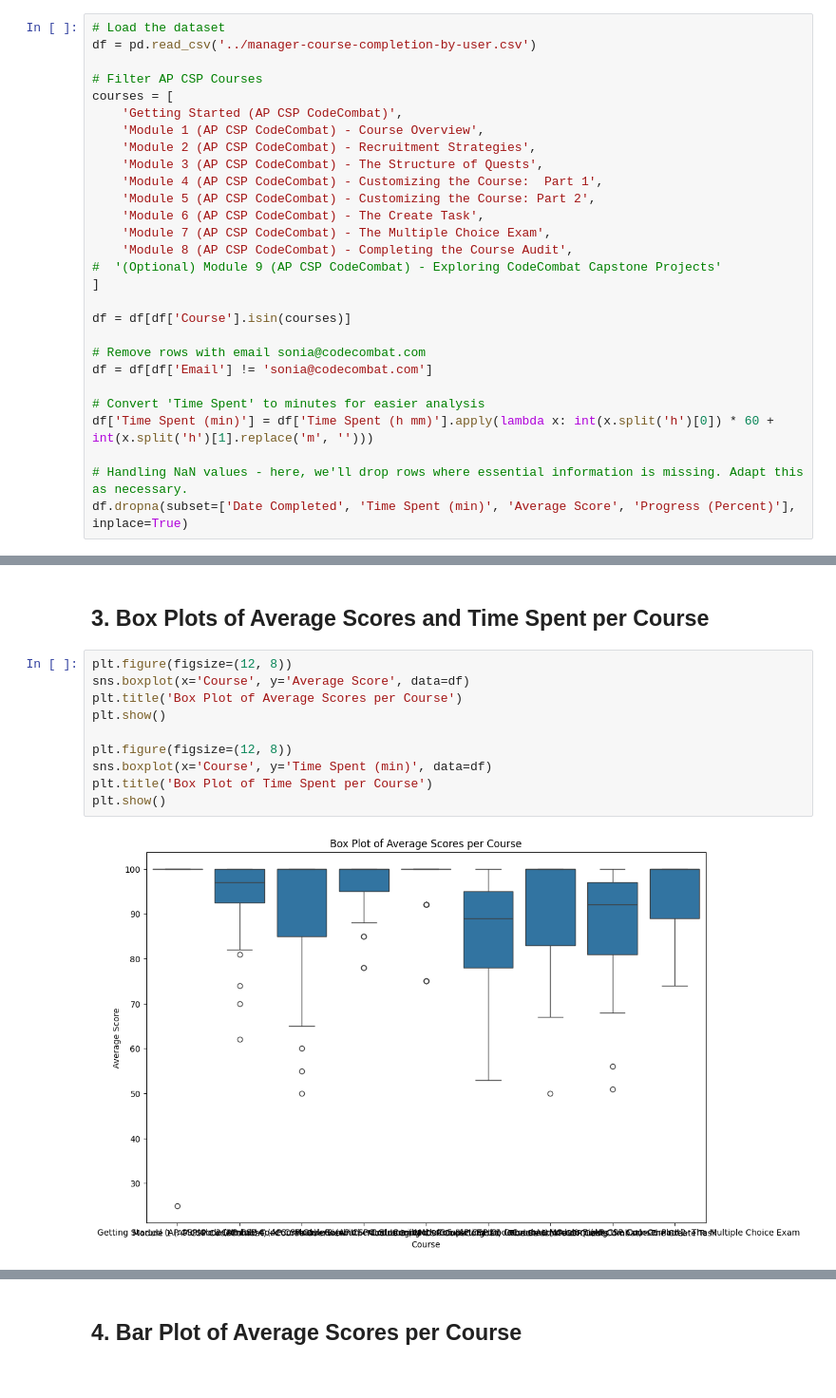
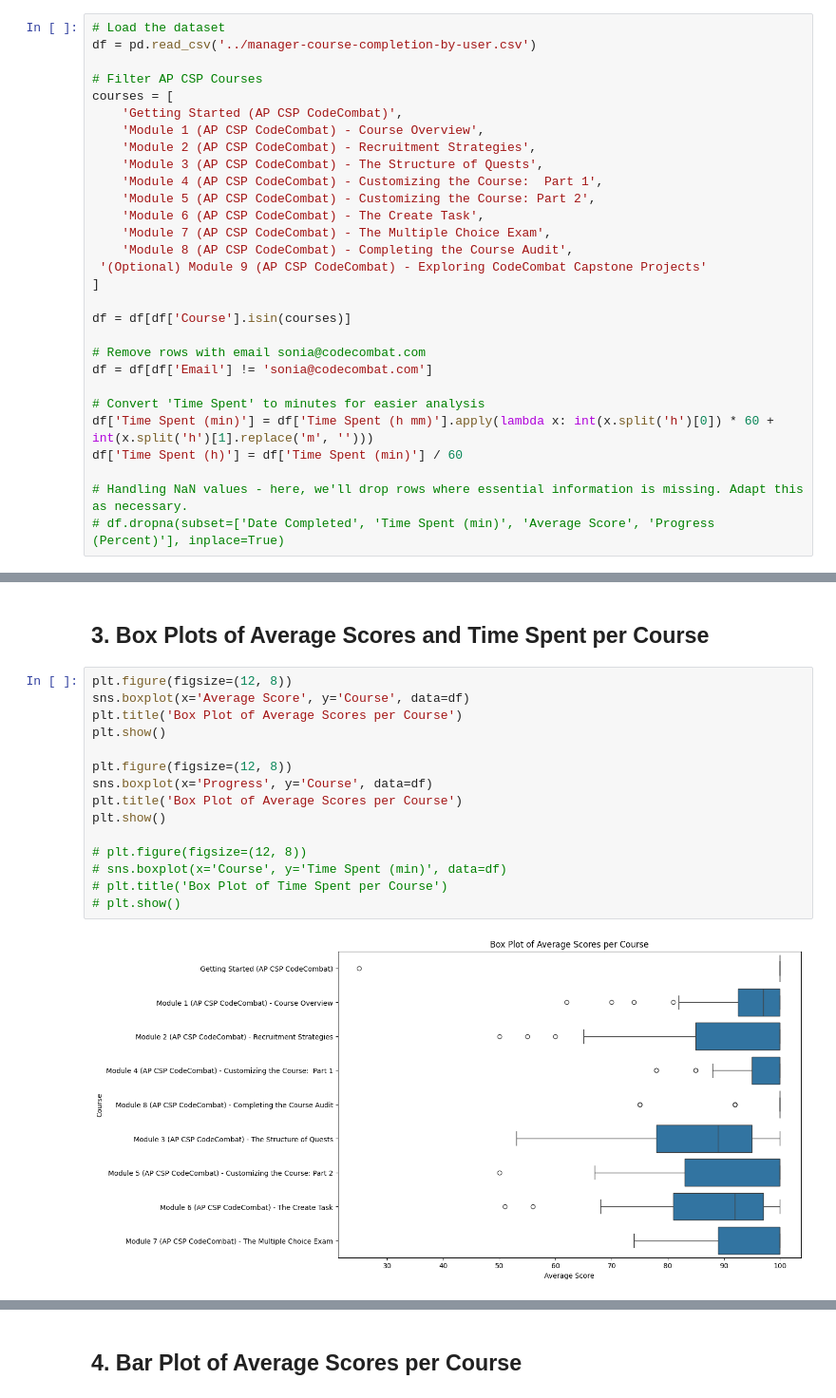
Before and after one commit to 13point5/formative-evaluation-class-assignments, a Jupyter notebook: assignment-4/exp1.ipynb, the cells around one changed output, grey strips where cells are left out. Shown at 95% size. Cells and saved outputs as stored; diff of their text form.

```diff
--- a/assignment-4/exp1.ipynb
+++ b/assignment-4/exp1.ipynb
@@ -20,7 +20,7 @@ courses = [
 	'Module 6 (AP CSP CodeCombat) - The Create Task',
 	'Module 7 (AP CSP CodeCombat) - The Multiple Choice Exam',
 	'Module 8 (AP CSP CodeCombat) - Completing the Course Audit',
-#  '(Optional) Module 9 (AP CSP CodeCombat) - Exploring CodeCombat Capstone Projects'
+ '(Optional) Module 9 (AP CSP CodeCombat) - Exploring CodeCombat Capstone Projects'
 ]
 
 df = df[df['Course'].isin(courses)]
@@ -30,6 +30,7 @@ df = df[df['Email'] != 'sonia@codecombat.com']
 
 # Convert 'Time Spent' to minutes for easier analysis
 df['Time Spent (min)'] = df['Time Spent (h mm)'].apply(lambda x: int(x.split('h')[0]) * 60 + int(x.split('h')[1].replace('m', '')))
+df['Time Spent (h)'] = df['Time Spent (min)'] / 60
 
 # Handling NaN values - here, we'll drop rows where essential information is missing. Adapt this as necessary.
-df.dropna(subset=['Date Completed', 'Time Spent (min)', 'Average Score', 'Progress (Percent)'], inplace=True)
+# df.dropna(subset=['Date Completed', 'Time Spent (min)', 'Average Score', 'Progress (Percent)'], inplace=True)
@@ -74,13 +151,18 @@ for course, data in grouped:
 ## 3. Box Plots of Average Scores and Time Spent per Course
 # %%
 plt.figure(figsize=(12, 8))
-sns.boxplot(x='Course', y='Average Score', data=df)
+sns.boxplot(x='Average Score', y='Course', data=df)
 plt.title('Box Plot of Average Scores per Course')
 plt.show()
 
 plt.figure(figsize=(12, 8))
-sns.boxplot(x='Course', y='Time Spent (min)', data=df)
-plt.title('Box Plot of Time Spent per Course')
+sns.boxplot(x='Progress', y='Course', data=df)
+plt.title('Box Plot of Average Scores per Course')
 plt.show()
+
+# plt.figure(figsize=(12, 8))
+# sns.boxplot(x='Course', y='Time Spent (min)', data=df)
+# plt.title('Box Plot of Time Spent per Course')
+# plt.show()
 # %% [output]
-[figure, old version]
+[figure, new version]
```
Also changed, not shown: parts of 10 cells of this notebook, 3 other files.
